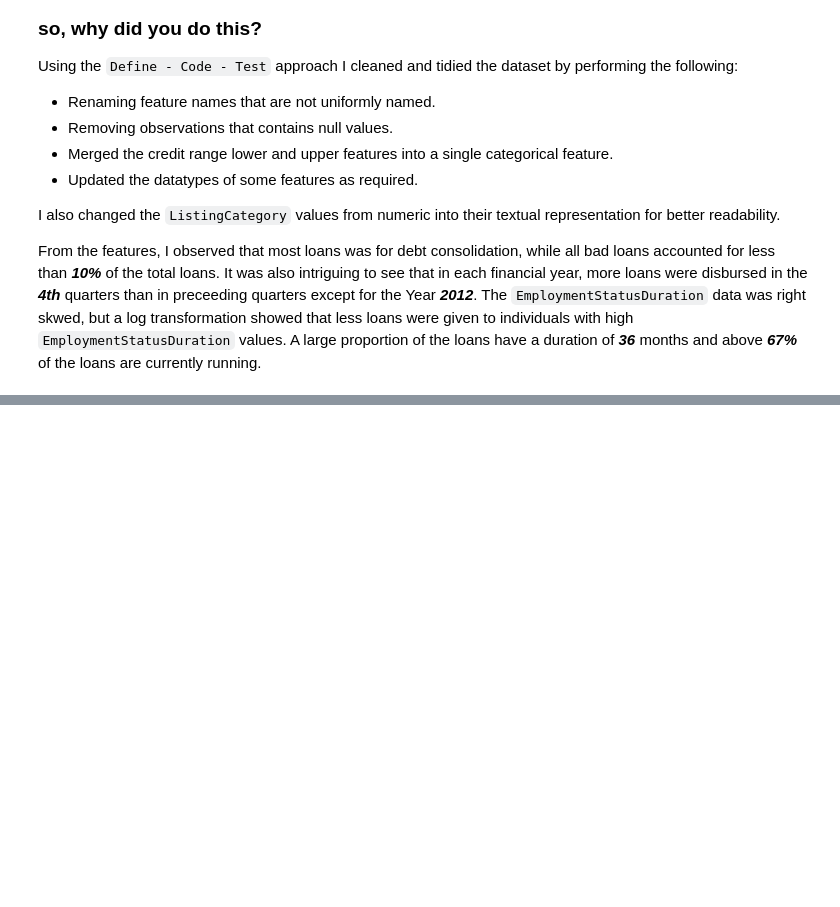
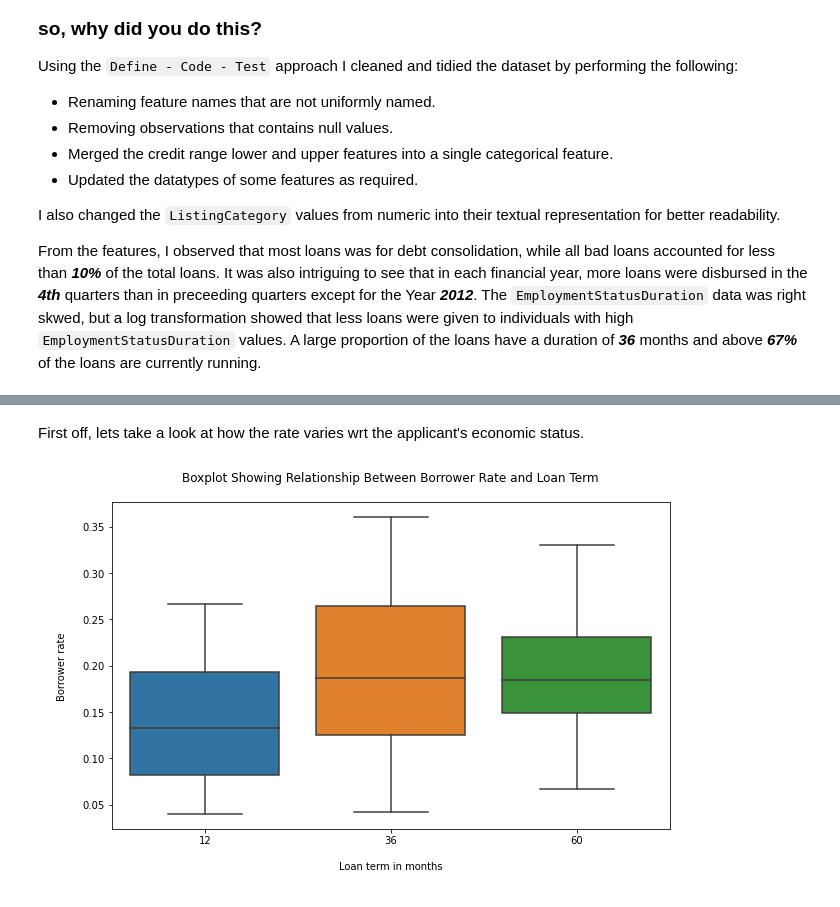
Before and after one commit to ArthurEzenwanne/visualize-communicate-project, a Jupyter notebook: Part_I_exploration.ipynb, the cells around one changed output, grey strips where cells are left out. Cells and saved outputs as stored; diff of their text form; code cells hidden in the pictures; blank space fills up the shorter version.

```diff
--- a/Part_I_exploration.ipynb
+++ b/Part_I_exploration.ipynb
@@ -754,0 +780,13 @@ From the features, I observed that most loans was for debt consolidation, while
+# %% [markdown]
+First off, lets take a look at how the rate varies wrt the applicant's economic status.
+# %%
+# box plot
+sb.boxplot(data=df_clean, y='BorrowerRate', x='Term');
+
+#
+plt.xlabel("\nLoan term in months\n")
+plt.ylabel('\nBorrower rate\n')
+plt.title('Boxplot Showing Relationship Between Borrower Rate and Loan Term\n')
+plt.show();
+# %% [output]
+[figure, added]
```
Also changed, not shown: parts of 17 cells of this notebook.
